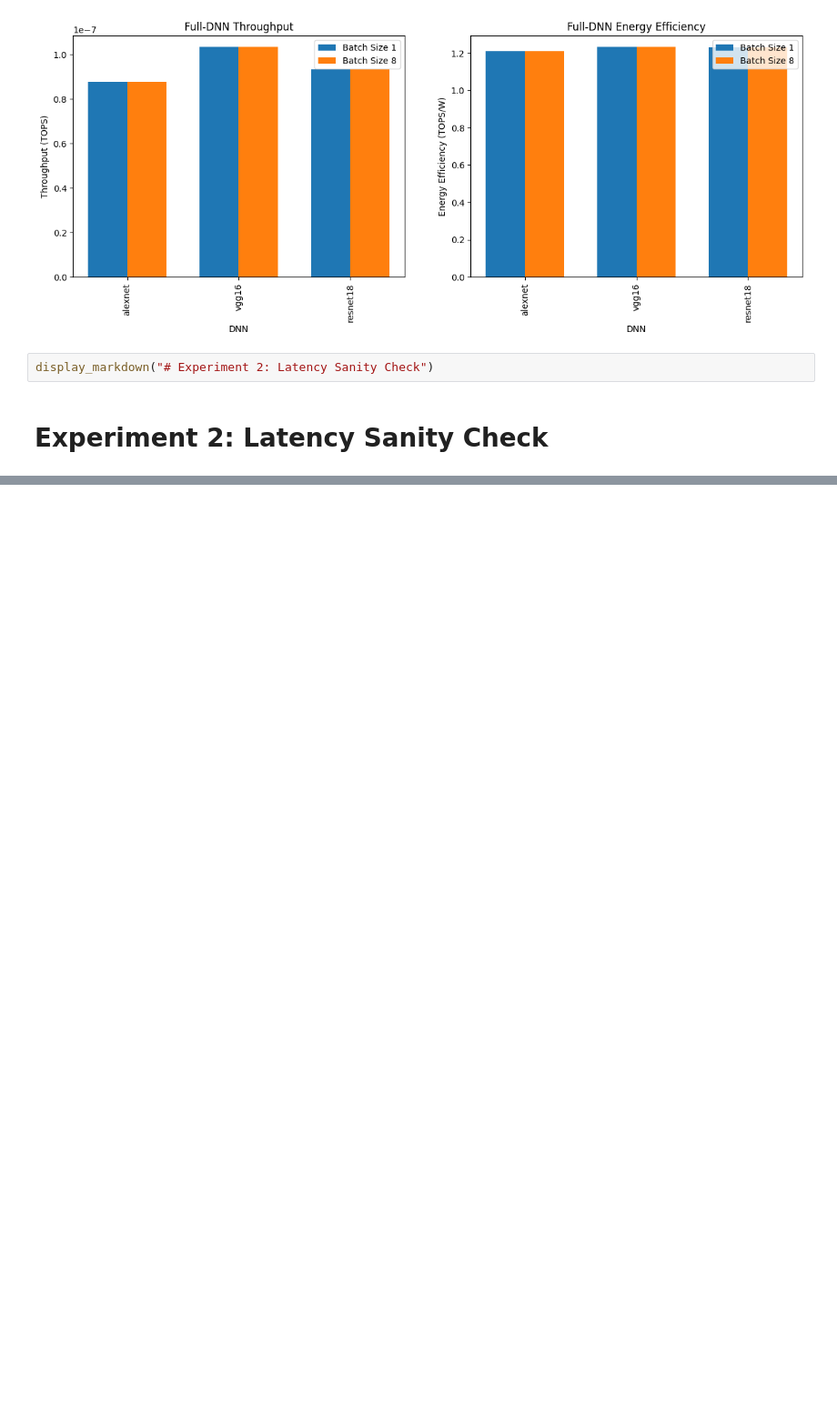
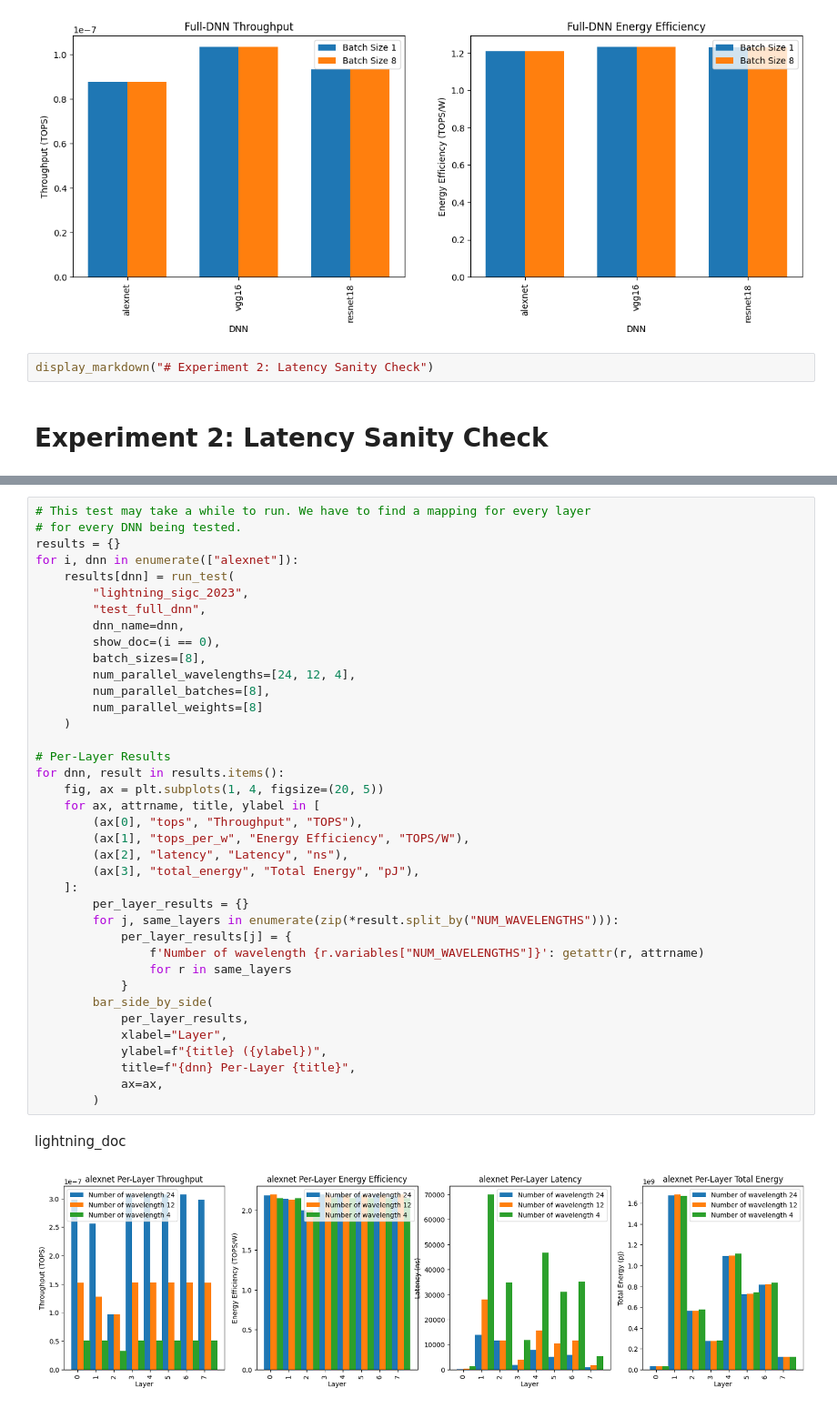
Before and after one commit to czarkos/ka-chow, a Jupyter notebook: workspace/models/arch/1_macro/lightning_sigc_2023/lightning_guide.ipynb, the cells around one changed output, grey strips where cells are left out. Shown at 91% size. Cells and saved outputs as stored; diff of their text form; blank space fills up the shorter version.

```diff
--- a/workspace/models/arch/1_macro/lightning_sigc_2023/lightning_guide.ipynb
+++ b/workspace/models/arch/1_macro/lightning_sigc_2023/lightning_guide.ipynb
@@ -347 +362,43 @@ display_markdown("# Experiment 3: Performance vs Num Wavelengths")
+# %%
+# This test may take a while to run. We have to find a mapping for every layer
+# for every DNN being tested.
+results = {}
+for i, dnn in enumerate(["alexnet"]):
+    results[dnn] = run_test(
+        "lightning_sigc_2023",
+        "test_full_dnn",
+        dnn_name=dnn,
+        show_doc=(i == 0),
+        batch_sizes=[8],
+        num_parallel_wavelengths=[24, 12, 4],
+        num_parallel_batches=[8],
+        num_parallel_weights=[8]
+    )
+
+# Per-Layer Results
+for dnn, result in results.items():
+    fig, ax = plt.subplots(1, 4, figsize=(20, 5))
+    for ax, attrname, title, ylabel in [
+        (ax[0], "tops", "Throughput", "TOPS"),
+        (ax[1], "tops_per_w", "Energy Efficiency", "TOPS/W"),
+        (ax[2], "latency", "Latency", "ns"),
+        (ax[3], "total_energy", "Total Energy", "pJ"),
+    ]:
+        per_layer_results = {}
+        for j, same_layers in enumerate(zip(*result.split_by("NUM_WAVELENGTHS"))):
+            per_layer_results[j] = {
+                f'Number of wavelength {r.variables["NUM_WAVELENGTHS"]}': getattr(r, attrname)
+                for r in same_layers
+            }
+        bar_side_by_side(
+            per_layer_results,
+            xlabel="Layer",
+            ylabel=f"{title} ({ylabel})",
+            title=f"{dnn} Per-Layer {title}",
+            ax=ax,
+        )
+# %% [output]
+
+   lightning_doc
+[figure, added]
 # %%
```
Also changed, not shown: parts of 11 cells of this notebook, 1 other file.
